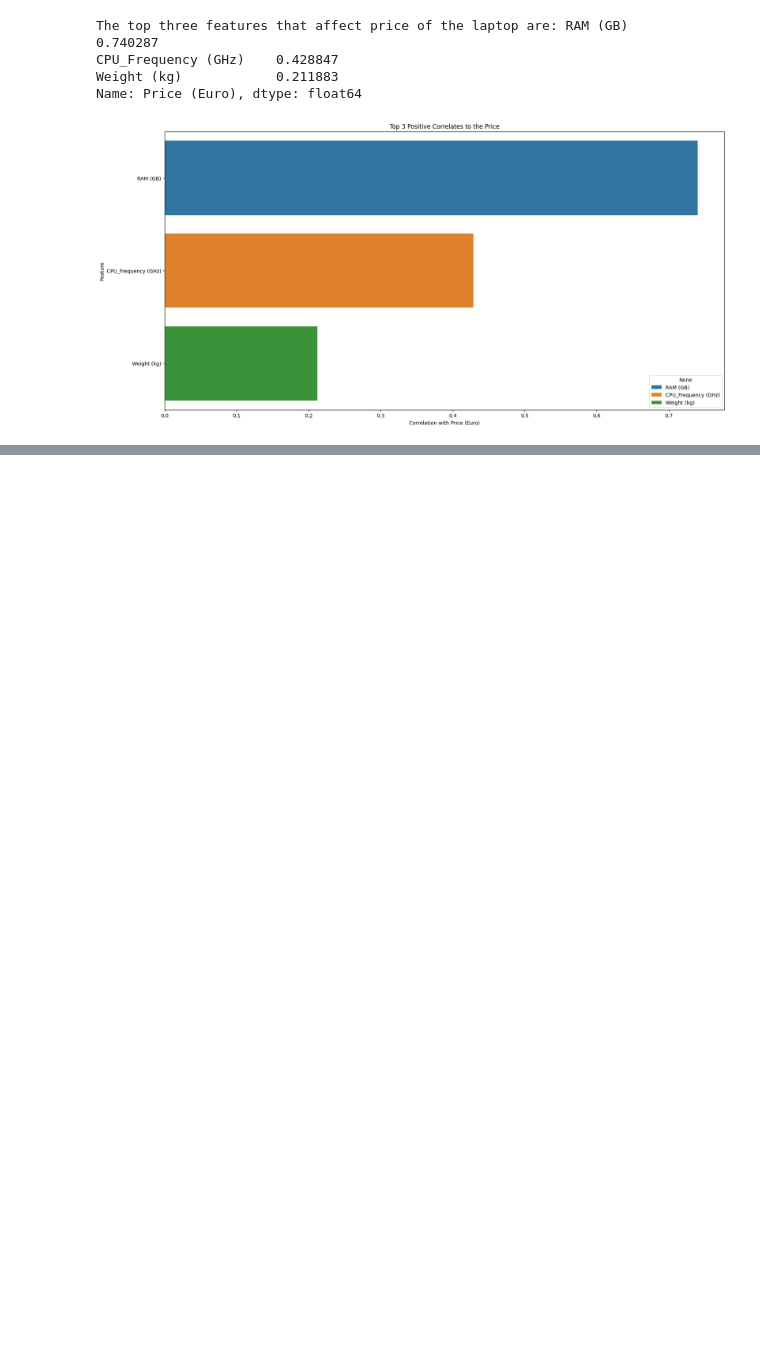
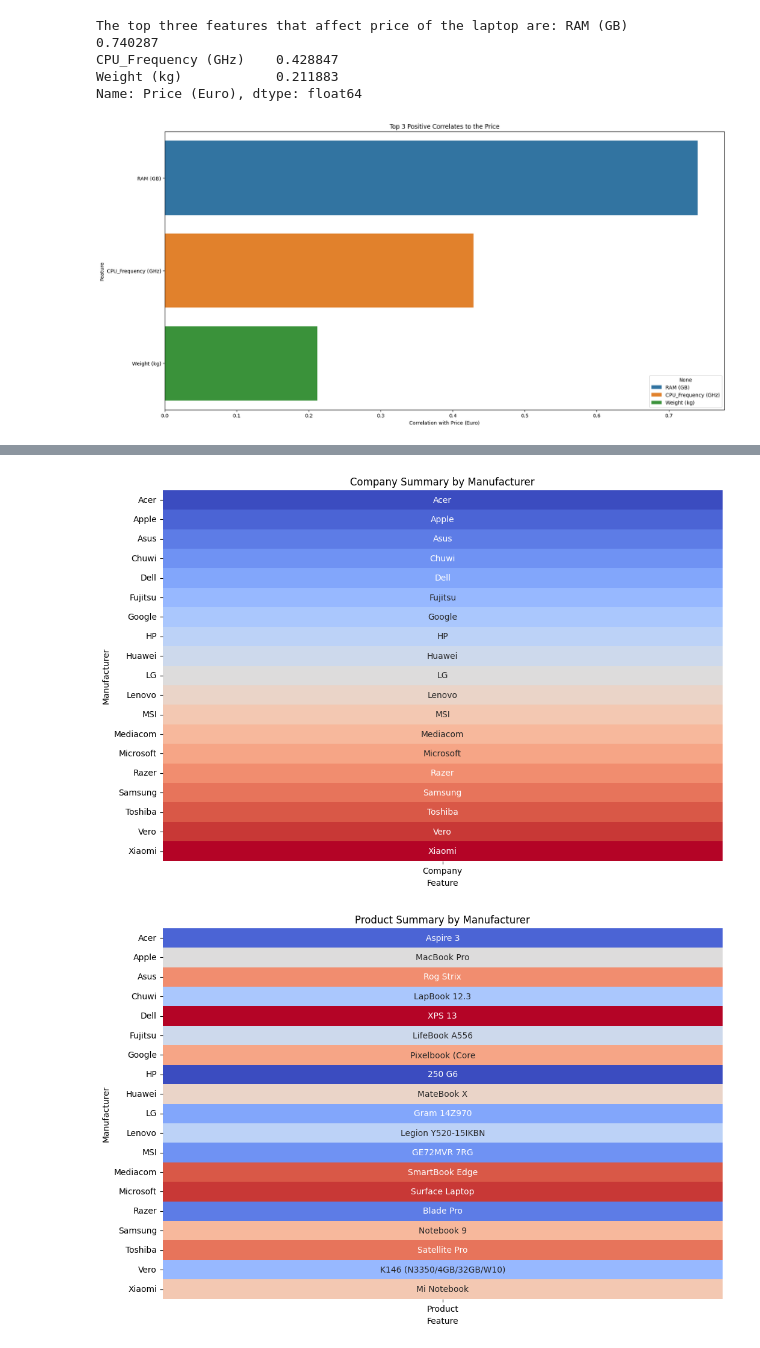
Before and after one commit to Folasewa/DS_Class_Project, a Jupyter notebook: Mini_Project_Folasewa_DS.ipynb, the cells around one changed output, grey strips where cells are left out. Drawn from its saved outputs; the diff is of its cells as text; code cells hidden in the pictures; blank space fills up the shorter version.

```diff
--- a/Mini_Project_Folasewa_DS.ipynb
+++ b/Mini_Project_Folasewa_DS.ipynb
@@ -495,0 +596,20 @@ Name: Price (Euro), dtype: float64
+# %%
+# Iterate through each categorical feature
+for col in categorical_features_mode.columns:
+    # Create a copy of the categorical feature for visualization
+    feature_data = categorical_features_mode[[col]].copy()
+
+    # Encode strings into numerical values for heatmap compatibility
+    feature_data_encoded = feature_data.copy()
+    feature_data_encoded[col] = feature_data_encoded[col].astype('category').cat.codes
+
+    # Plot the heatmap
+    plt.figure(figsize=(12, 8))  # Adjust size for each plot
+    sns.heatmap(feature_data_encoded, annot=feature_data, fmt='', cmap='coolwarm', cbar=False)
+    plt.title(f'{col} Summary by Manufacturer')
+    plt.xlabel('Feature')
+    plt.ylabel('Manufacturer')
+    plt.show()
+# %% [output]
+[figure, added]
+[figure, added]
```
Also changed, not shown: parts of 9 cells of this notebook.
